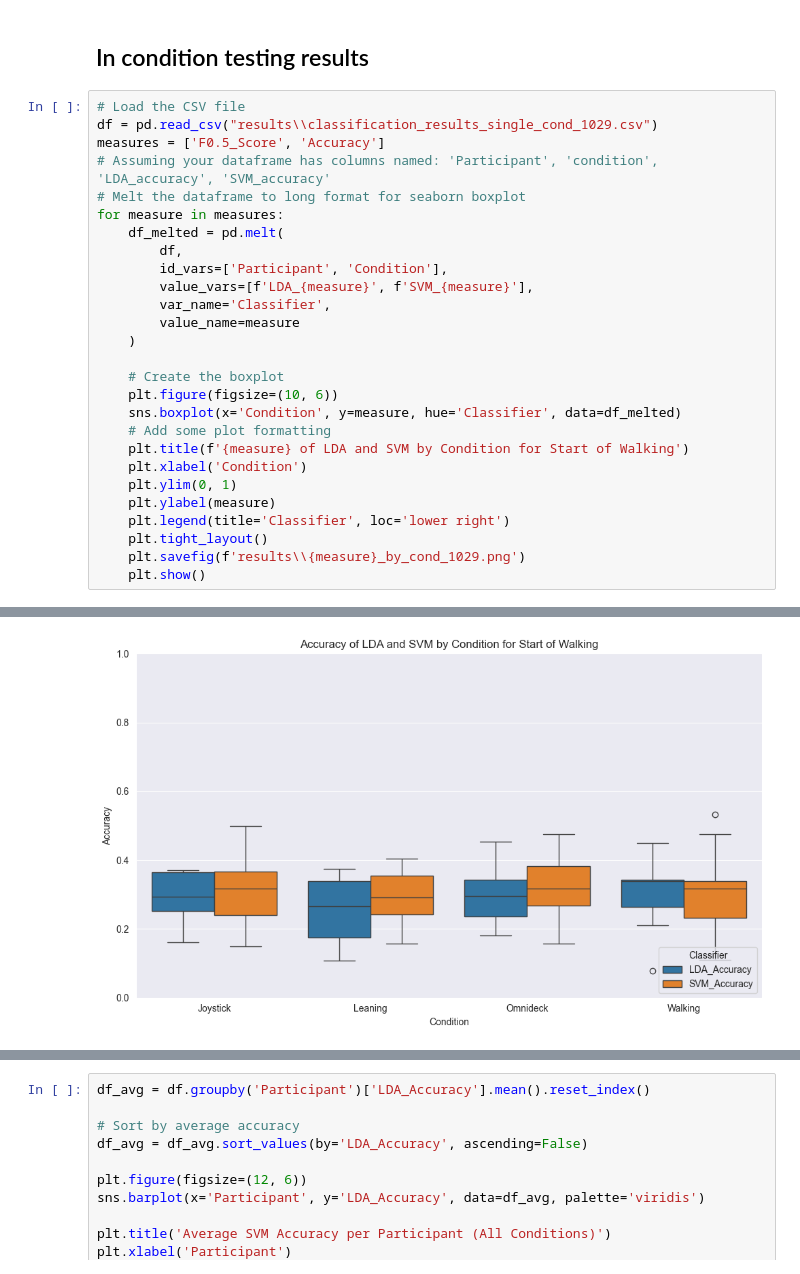
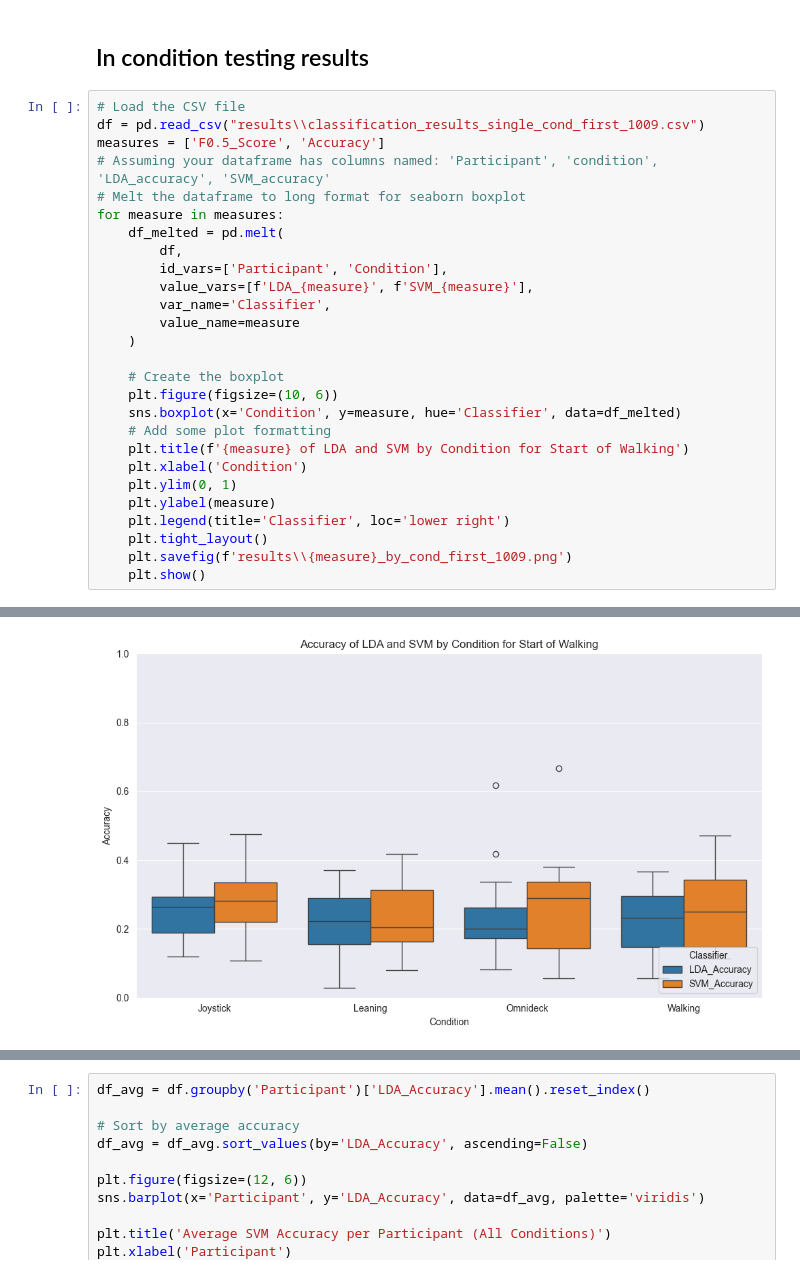
Before and after one commit to Stadopower/Master_Thesis_Stadlbauer, a Jupyter notebook: results.ipynb, the cells around one changed output, grey strips where cells are left out. Drawn from its saved outputs; the diff is of its cells as text.

```diff
--- a/results.ipynb
+++ b/results.ipynb
@@ -362,7 +375,7 @@ Omnideck vs Walking: p=1.0000
 ## In condition testing results
 # %%
 # Load the CSV file
-df = pd.read_csv("results\\classification_results_single_cond_1029.csv")
+df = pd.read_csv("results\\classification_results_single_cond_first_1009.csv")
 measures = ['F0.5_Score', 'Accuracy']
 # Assuming your dataframe has columns named: 'Participant', 'condition', 'LDA_accuracy', 'SVM_accuracy'
 # Melt the dataframe to long format for seaborn boxplot
@@ -385,6 +398,6 @@ for measure in measures:
     plt.ylabel(measure)
     plt.legend(title='Classifier', loc='lower right')
     plt.tight_layout()
-    plt.savefig(f'results\\{measure}_by_cond_1029.png')
+    plt.savefig(f'results\\{measure}_by_cond_first_1009.png')
     plt.show()
 # %% [output]
@@ -392,4 +405,4 @@ for measure in measures:
-[figure, old version]
+[figure, new version]
 # %%
 df = pd.read_csv("results\\classification_results_single_cond_1029.csv")
 lda_df = df.pivot(index='Participant', columns='Condition', values='LDA_F0.5_Score')
```
Also changed, not shown: parts of 18 cells of this notebook, 9 other files.
